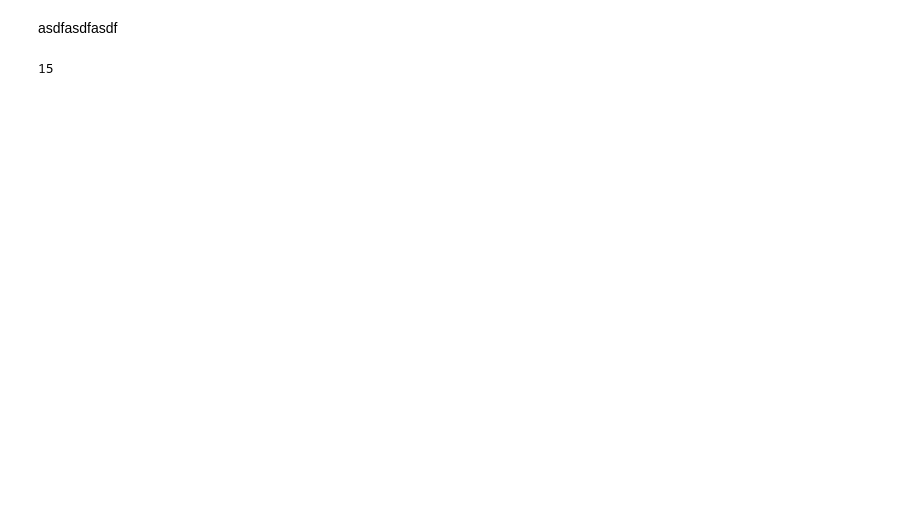
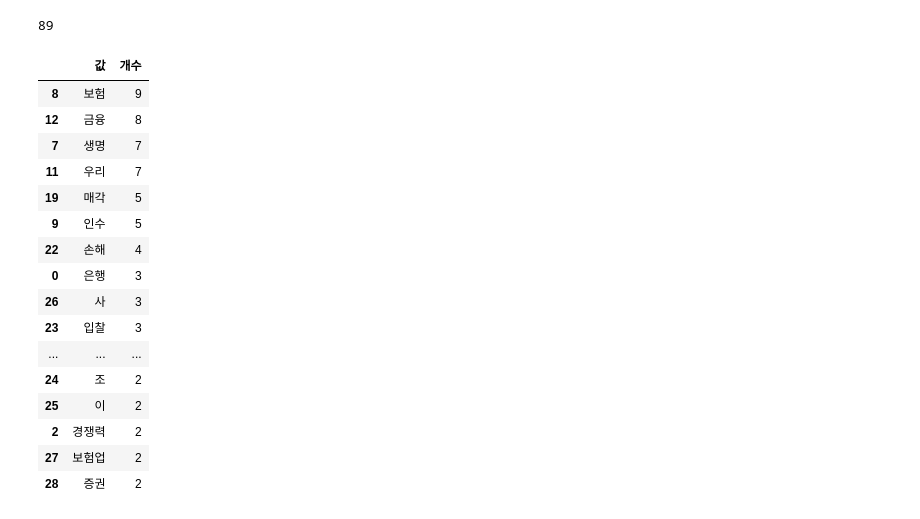
Before and after one commit to Seokkwang/third_project, a Jupyter notebook: news_crawling_test.ipynb, the cells around one changed output. Cells and saved outputs as stored; diff of their text form; code cells hidden in the pictures; blank space fills up the shorter version.

```diff
--- a/news_crawling_test.ipynb
+++ b/news_crawling_test.ipynb
@@ -116 +182,3 @@ df
+# %%
+test=df.loc[0, 'Nouns']
 # %%
@@ -120,6 +188,4 @@ len(news_links)
-# %% [markdown]
-asdfasdfasdf
-# %%
-1+2+3+4+5
-# %% [output]
-15
+# %%
+len(set(test))
+# %% [output]
+89
@@ -125,0 +194,34 @@ asdfasdfasdf
+# %%
+# Counter 객체 생성
+counter = Counter(test)
+
+# 중복된 값과 개수를 저장할 리스트
+data = []
+
+# Counter 객체에서 중복된 값과 개수를 추출하여 리스트에 저장
+for item, count in counter.items():
+    if count > 1:
+        data.append({'값': item, '개수': count})
+
+# 데이터프레임 생성
+duplicated_df = pd.DataFrame(data)
+# %%
+duplicated_df.sort_values(by="개수",ascending=False)
+# %% [output]
+|  | 값 | 개수 |
+| 8 | 보험 | 9 |
+| 12 | 금융 | 8 |
+| 7 | 생명 | 7 |
+| 11 | 우리 | 7 |
+| 19 | 매각 | 5 |
+| 9 | 인수 | 5 |
+| 22 | 손해 | 4 |
+| 0 | 은행 | 3 |
+| 26 | 사 | 3 |
+| 23 | 입찰 | 3 |
+| ... | ... | ... |
+| 24 | 조 | 2 |
+| 25 | 이 | 2 |
+| 2 | 경쟁력 | 2 |
+| 27 | 보험업 | 2 |
+| 28 | 증권 | 2 |
```
Also changed, not shown: parts of 13 cells of this notebook.
